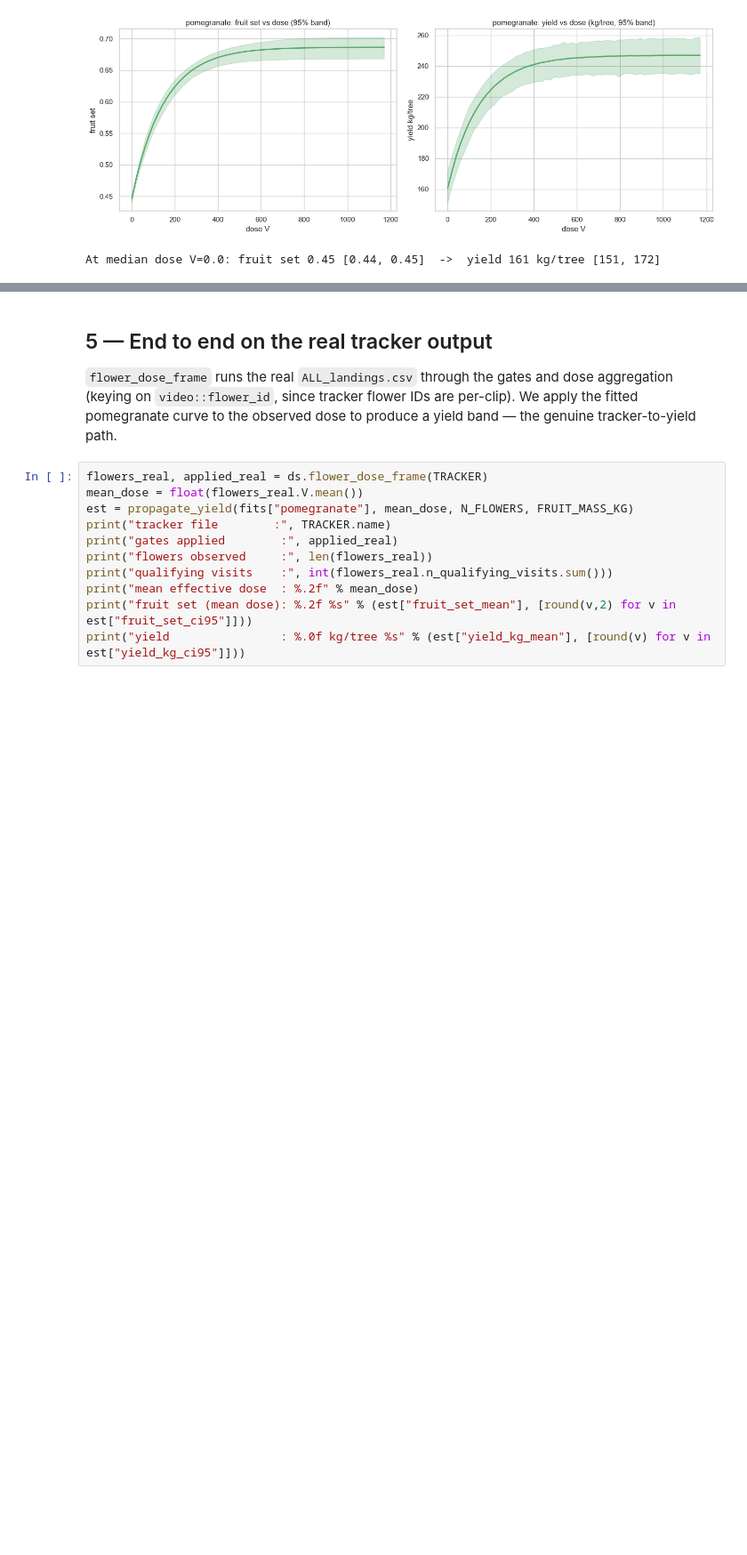
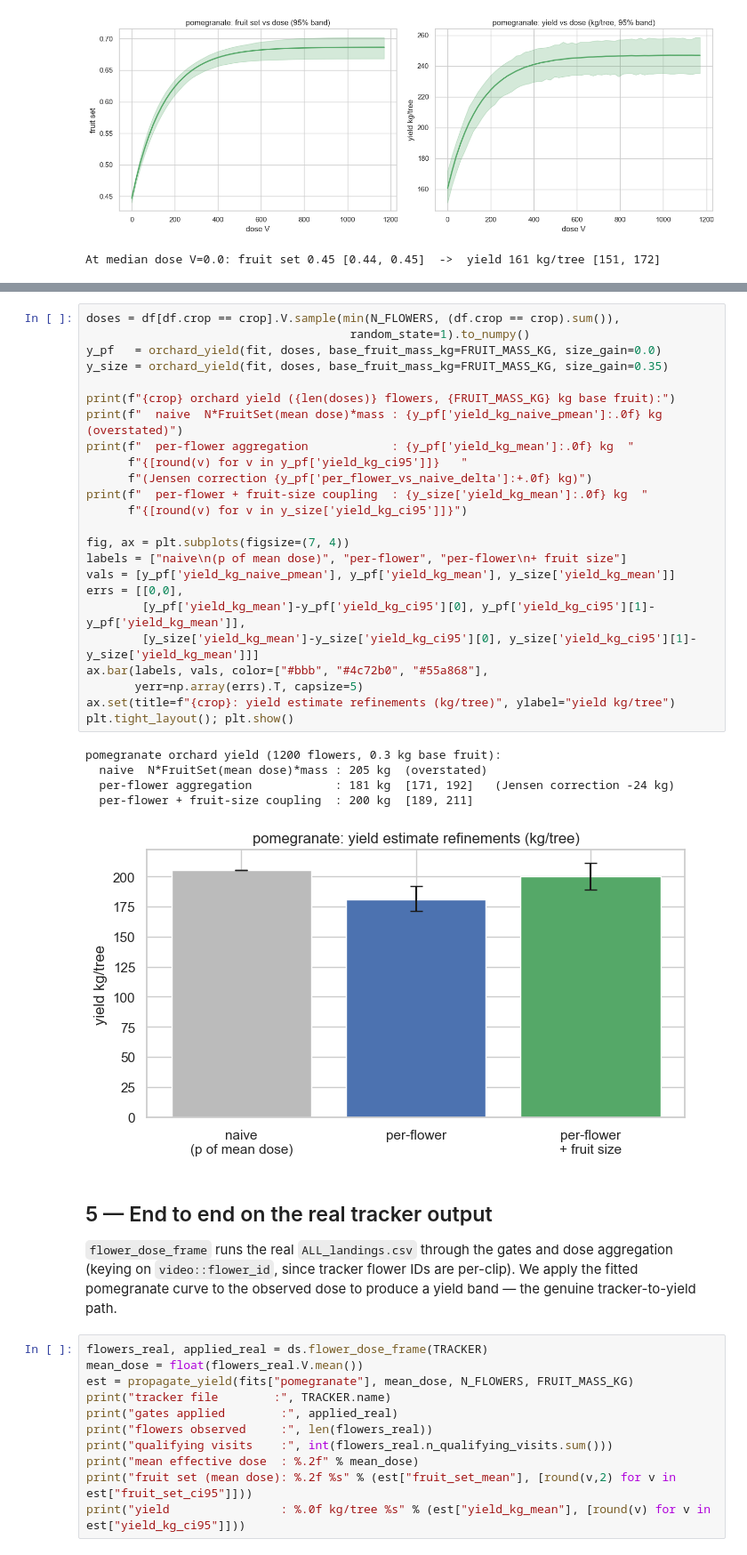
Before and after one commit to Manheim666/Bee-A-Hero, a Jupyter notebook: notebooks/03_ml_dose_response.ipynb, the cells around one changed output, grey strips where cells are left out. Shown at 89% size. Drawn from its saved outputs; the diff is of its cells as text; blank space fills up the shorter version.

```diff
--- a/notebooks/03_ml_dose_response.ipynb
+++ b/notebooks/03_ml_dose_response.ipynb
@@ -205,3 +217,33 @@ At median dose V=0.0: fruit set 0.45 [0.44, 0.45]  ->  yield 161 kg/tree [151, 1
+# %%
+doses = df[df.crop == crop].V.sample(min(N_FLOWERS, (df.crop == crop).sum()),
+                                      random_state=1).to_numpy()
+y_pf   = orchard_yield(fit, doses, base_fruit_mass_kg=FRUIT_MASS_KG, size_gain=0.0)
+y_size = orchard_yield(fit, doses, base_fruit_mass_kg=FRUIT_MASS_KG, size_gain=0.35)
+
+print(f"{crop} orchard yield ({len(doses)} flowers, {FRUIT_MASS_KG} kg base fruit):")
+print(f"  naive  N*FruitSet(mean dose)*mass : {y_pf['yield_kg_naive_pmean']:.0f} kg  (overstated)")
+print(f"  per-flower aggregation            : {y_pf['yield_kg_mean']:.0f} kg  "
+      f"{[round(v) for v in y_pf['yield_kg_ci95']]}   "
+      f"(Jensen correction {y_pf['per_flower_vs_naive_delta']:+.0f} kg)")
+print(f"  per-flower + fruit-size coupling  : {y_size['yield_kg_mean']:.0f} kg  "
+      f"{[round(v) for v in y_size['yield_kg_ci95']]}")
+
+fig, ax = plt.subplots(figsize=(7, 4))
+labels = ["naive\n(p of mean dose)", "per-flower", "per-flower\n+ fruit size"]
+vals = [y_pf['yield_kg_naive_pmean'], y_pf['yield_kg_mean'], y_size['yield_kg_mean']]
+errs = [[0,0],
+        [y_pf['yield_kg_mean']-y_pf['yield_kg_ci95'][0], y_pf['yield_kg_ci95'][1]-y_pf['yield_kg_mean']],
+        [y_size['yield_kg_mean']-y_size['yield_kg_ci95'][0], y_size['yield_kg_ci95'][1]-y_size['yield_kg_mean']]]
+ax.bar(labels, vals, color=["#bbb", "#4c72b0", "#55a868"],
+       yerr=np.array(errs).T, capsize=5)
+ax.set(title=f"{crop}: yield estimate refinements (kg/tree)", ylabel="yield kg/tree")
+plt.tight_layout(); plt.show()
+# %% [output]
+pomegranate orchard yield (1200 flowers, 0.3 kg base fruit):
+  naive  N*FruitSet(mean dose)*mass : 205 kg  (overstated)
+  per-flower aggregation            : 181 kg  [171, 192]   (Jensen correction -24 kg)
+  per-flower + fruit-size coupling  : 200 kg  [189, 211]
+[figure, added]
 # %% [markdown]
 ## 5 — End to end on the real tracker output
 
```
Also changed, not shown: parts of 2 cells of this notebook, 1 other file.
